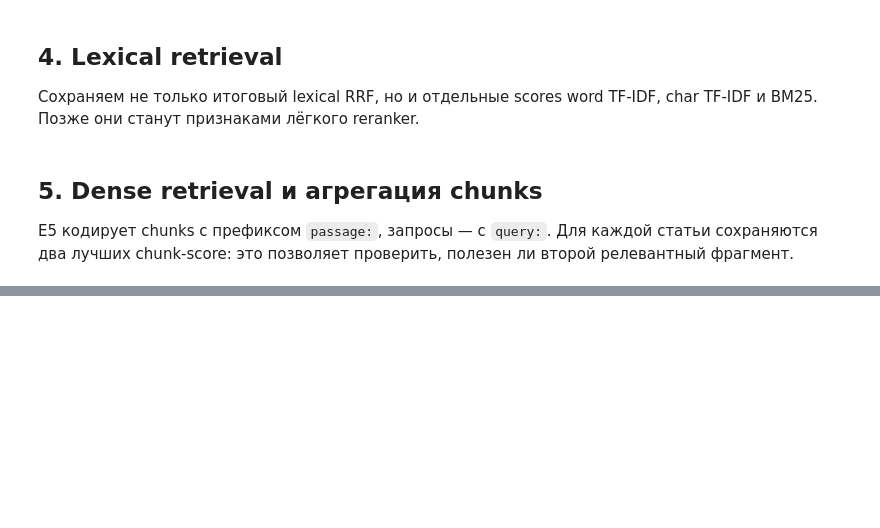
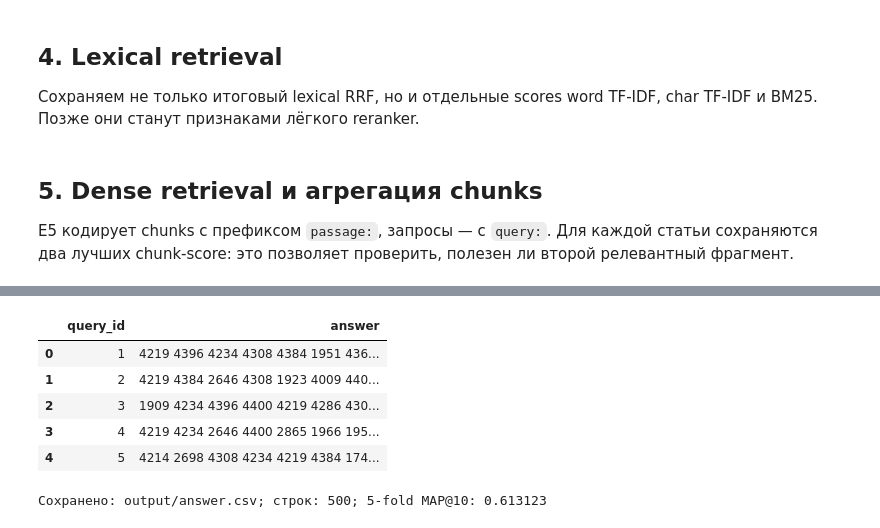
Before and after one commit to olivoreo/avito-search_ds-bootcamp, a Jupyter notebook: solution.ipynb, the cells around one changed output, grey strips where cells are left out. Cells and saved outputs as stored; diff of their text form; code cells hidden in the pictures; blank space fills up the shorter version.

```diff
--- a/solution.ipynb
+++ b/solution.ipynb
@@ -1011,0 +727,71 @@ print(
+# %%
+all_indices = np.arange(len(calibration))
+x_all = candidate_rows(
+    calibration_features, candidate_indices, all_indices
+)
+y_all = candidate_labels(candidate_indices, all_indices)
+
+final_model = new_gradient_boosting()
+final_model.fit(
+    x_all,
+    y_all,
+    sample_weight=compute_sample_weight("balanced", y_all),
+)
+test_learned = np.full(
+    (len(test), len(articles)), -1e9, dtype=np.float32
+)
+for query_index, candidates in enumerate(
+    test_candidate_indices
+):
+    test_learned[query_index, candidates] = (
+        final_model.predict_proba(
+            test_features[query_index, candidates]
+        )[:, 1]
+    )
+
+final_scores = rrf(
+    [retrieval_test, test_learned, knn_test], [1, 2, 2]
+)
+test_predictions = rank_articles(final_scores, 10)
+answer = test[["query_id"]].copy()
+answer["answer"] = [
+    " ".join(map(str, row)) for row in test_predictions
+]
+answer_path = OUTPUT_DIR / "answer.csv"
+answer.to_csv(answer_path, index=False)
+
+saved = pd.read_csv(
+    answer_path, dtype={"answer": "string"}
+)
+parsed = saved["answer"].str.split().map(
+    lambda values: list(map(int, values))
+)
+known_ids = set(articles["article_id"])
+assert len(saved) == len(test)
+assert saved.columns.tolist() == ["query_id", "answer"]
+assert not saved.isna().any().any()
+assert parsed.map(len).eq(10).all()
+assert parsed.map(
+    lambda values: len(values) == len(set(values))
+).all()
+assert parsed.map(
+    lambda values: set(values) <= known_ids
+).all()
+assert (
+    saved["query_id"].tolist()
+    == test["query_id"].tolist()
+)
+
+display(saved.head())
+print(
+    f"Сохранено: {answer_path}; строк: {len(saved)}; "
+    f"5-fold MAP@10: {FINAL_MAP10:.6f}"
+)
+# %% [output]
+|  | query_id | answer |
+| 0 | 1 | 4219 4396 4234 4308 4384 1951 436... |
+| 1 | 2 | 4219 4384 2646 4308 1923 4009 440... |
+| 2 | 3 | 1909 4234 4396 4400 4219 4286 430... |
+| 3 | 4 | 4219 4234 2646 4400 2865 1966 195... |
+| 4 | 5 | 4214 2698 4308 4234 4219 4384 174... |
+Сохранено: output/answer.csv; строк: 500; 5-fold MAP@10: 0.613123
```
Also changed, not shown: parts of 17 cells of this notebook.
